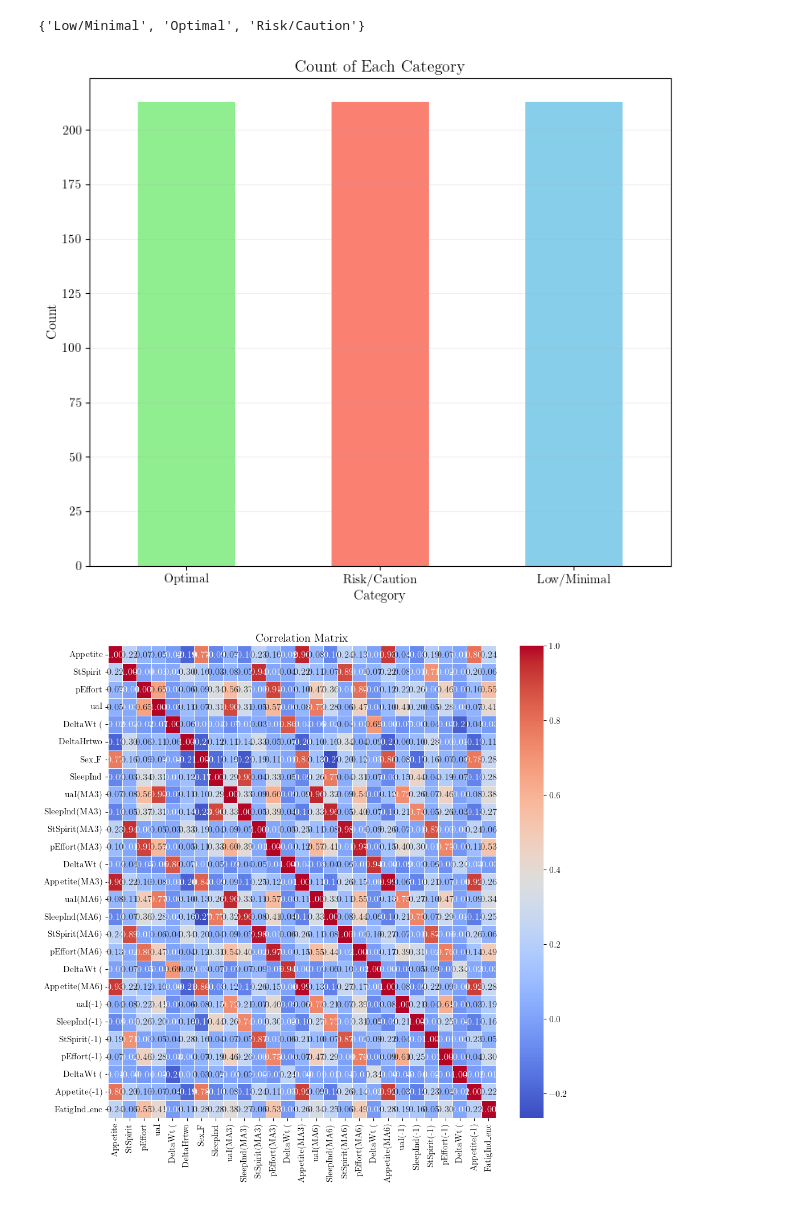
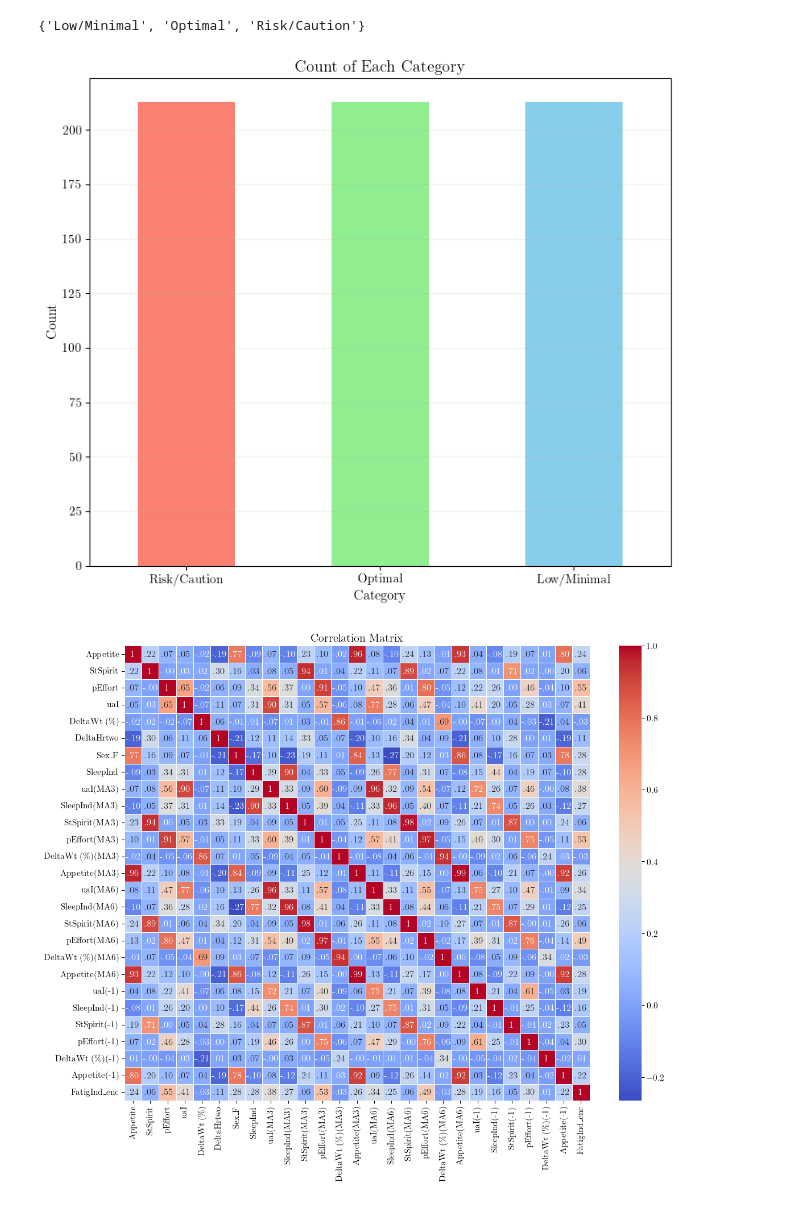
Before and after one commit to jepe06/Project-One---Fatigue-Index, a Jupyter notebook: data 10ma (plots).ipynb, the cells around one changed output. Drawn from its saved outputs; the diff is of its cells as text; code cells hidden in the pictures.

Commit message:
analyzsis plots

```diff
--- a/data 10ma (plots).ipynb
+++ b/data 10ma (plots).ipynb
@@ -19,22 +31,11 @@ color_map = {
 # %%
 def plot_FATIGvsSEX(df):
 
-    plt.rcParams.update({
-        "text.usetex": True,              # If you want to use LaTeX fonts in text
-        "font.family": "serif",           # IEEE uses Times New Roman-like fonts
-        "font.size": 12,                   # General font size for IEEE format
-        "axes.labelsize": 12,              # Axis labels font size
-        "legend.fontsize": 11,             # Legend font size
-        "xtick.labelsize": 11,             # X-axis tick labels font size
-        "ytick.labelsize": 11,             # Y-axis tick labels font size
-        "figure.figsize": (5, 5*0.8),
-        "savefig.dpi": 1200,               # DPI for high-quality PNG/JPEG
-    })
-
     # Count occurrences of each category in FatigInd
     contagem = df['FatigInd'].value_counts()
+    custom_order = ['Risk/Caution', 'Optimal', 'Low/Minimal']
+    contagem = contagem[custom_order]
     colors = [color_map.get(cat, 'gray') for cat in contagem.index]
-
     # Plot the chart
     contagem.plot(kind='bar', color=colors, figsize=(8, 7))
     plt.title('Count of Each Category')
@@ -49,39 +50,55 @@ def plot_FATIGvsSEX(df):
 
 plot_FATIGvsSEX(df)
 # %% [output]
-[figure, old version]
+[figure, new version]
 # %%
 def plot_correlation(df):
        df_corr = df.copy()
        df_corr = df_corr.drop(columns=['Date'])
        #df_corr = df_corr[['Sex_F', 'Appetite', 'SleepInd', 'StSpirit', 'pEffort',
        #       'uaI', 'uaI(-1)', 'DeltaWt (%)', 'DeltaHrtwo', 'FatigInd']]
 
        # Codificar a variável target (se ela for categórica)
        # Suponha que 'target' seja a variável categórica
        encoder = LabelEncoder()
        df_corr['FatigInd_enc'] = encoder.fit_transform(df_corr['FatigInd'])
 
        # Selecione apenas as variáveis numéricas para calcular a correlação
        df_numeric = df_corr.select_dtypes(include=['float64', 'int64'])
 
        # Adicione a variável target codificada para análise de correlação
        df_numeric['FatigInd_enc'] = df_corr['FatigInd_enc']
 
        # Calcular a matriz de correlação
        corr_matrix = df_numeric.corr()
+       corr_matrix.columns = corr_matrix.columns.str.replace('%', r'\%', regex=True)
+
+       # Replace '%' with '\%' in rows (index)
+       corr_matrix.index = corr_matrix.index.str.replace('%', r'\%', regex=True)
+
+       def format_value(val):
+              if val == 1:  # Handle perfect correlation as an integer
+                     return '1'
+              elif val == -1:  # Handle perfect negative correlation
+                     return '-1'
+              formatted = f"{val:.2f}"  # Format to two decimal places
+              if formatted.startswith('-0'):  # Handle negative values
+                     return '-' + formatted[2:]  # Remove the '0' after the '-'
+              return formatted.lstrip('0')  # Remove leading zero for positive values
+
+       annot_matrix = corr_matrix.map(format_value)
 
        # Plotando o heatmap
-       plt.figure(figsize=(10, 10))
-       sns.heatmap(corr_matrix, annot=True, cmap='coolwarm', fmt='.2f', linewidths=0.5)
+       plt.figure(figsize=(12, 10))
+       sns.heatmap(corr_matrix, cmap='coolwarm', fmt='', annot=annot_matrix, linewidths=0.5)
        plt.title("Correlation Matrix")
        plt.tight_layout()
-       plt.savefig(f'assets/correlation_matrix.png', dpi=900, bbox_inches='tight', transparent=True)
+       plt.savefig(f'assets/correlation_matrix.png', transparent=True)
        plt.show()
 
 plot_correlation(df)
 # %% [output]
-[figure, old version]
+[figure, new version]
 # %%
 df02 = df[["pEffort", "uaI",  "SleepInd", "Sex_F",
            "pEffort(MA6)", "SleepInd(MA6)", "uaI(MA6)", "Appetite(MA6)",
```
Also changed, not shown: parts of 3 cells of this notebook, 11 other files.
